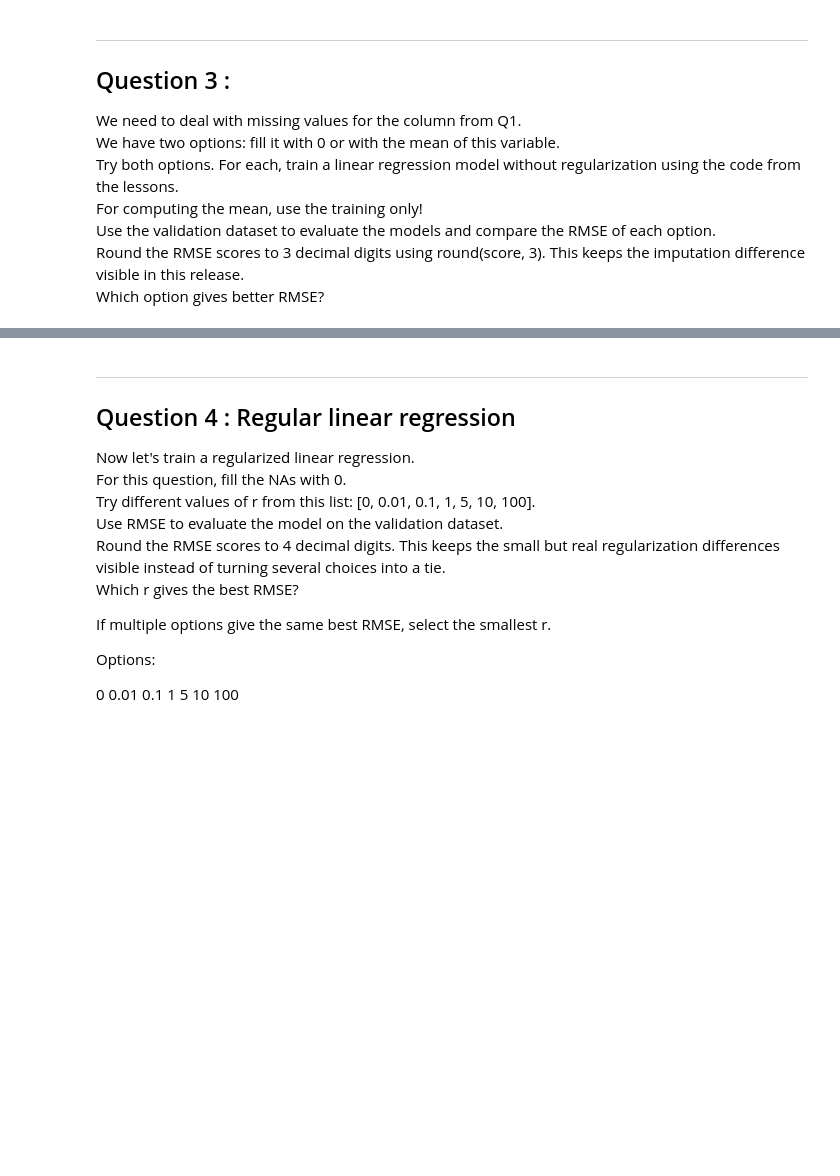
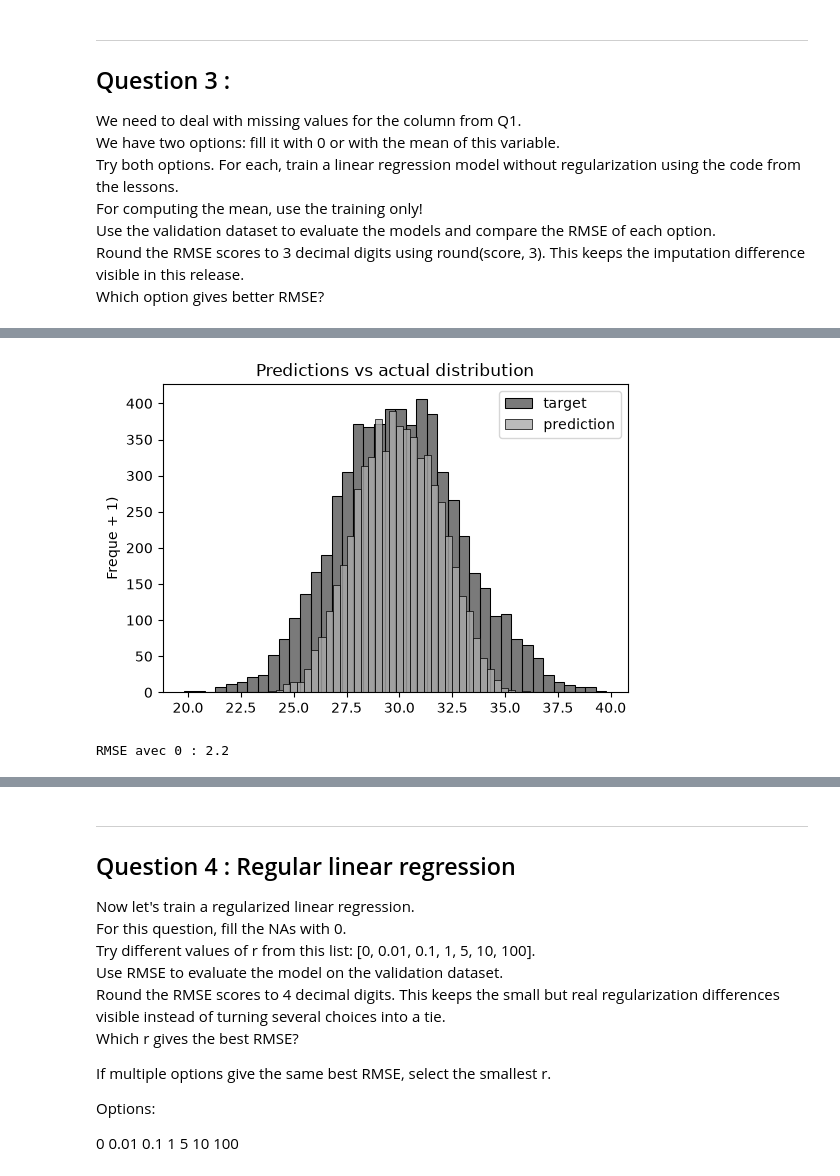
Before and after one commit to Anis311/MLZ-Homework, a Jupyter notebook: 02 - MLREg/Homework2.ipynb, the cells around one changed output, grey strips where cells are left out. Drawn from its saved outputs; the diff is of its cells as text; code cells hidden in the pictures; blank space fills up the shorter version.

```diff
--- a/02 - MLREg/Homework2.ipynb
+++ b/02 - MLREg/Homework2.ipynb
@@ -163,0 +184,31 @@ filter.describe(include="all")
+# %%
+base = ['engine_displacement',
+'horsepower',
+'vehicle_weight',
+'model_year',]
+# %%
+def prepare_X(df,val):
+    df_num = df[base]
+    df_num = df_num.fillna(val)
+    X = df_num.values
+    return X
+# %%
+X_train = prepare_X(df_train,0)
+w_0, w = train_linear_regression(X_train, y_train)
+# %%
+y_pred = w_0 + X_train.dot(w)
+# %%
+#Q3 First option : fill missing value for the column is 0
+plt.figure(figsize=(6, 4))
+
+sns.histplot(y_train, label='target', color='#222222', alpha=0.6, bins=40)
+sns.histplot(y_pred, label='prediction', color='#aaaaaa', alpha=0.8, bins=40)
+
+plt.legend()
+
+plt.ylabel('Freque + 1)')
+plt.title('Predictions vs actual distribution')
+
+plt.show()
+# %% [output]
+[figure, added]
@@ -163,0 +220,4 @@ filter.describe(include="all")
+# %%
+print("RMSE avec 0 :", round(rmse(y_train, y_pred), 3))
+# %% [output]
+RMSE avec 0 : 2.2
```
Also changed, not shown: parts of 23 cells of this notebook.
